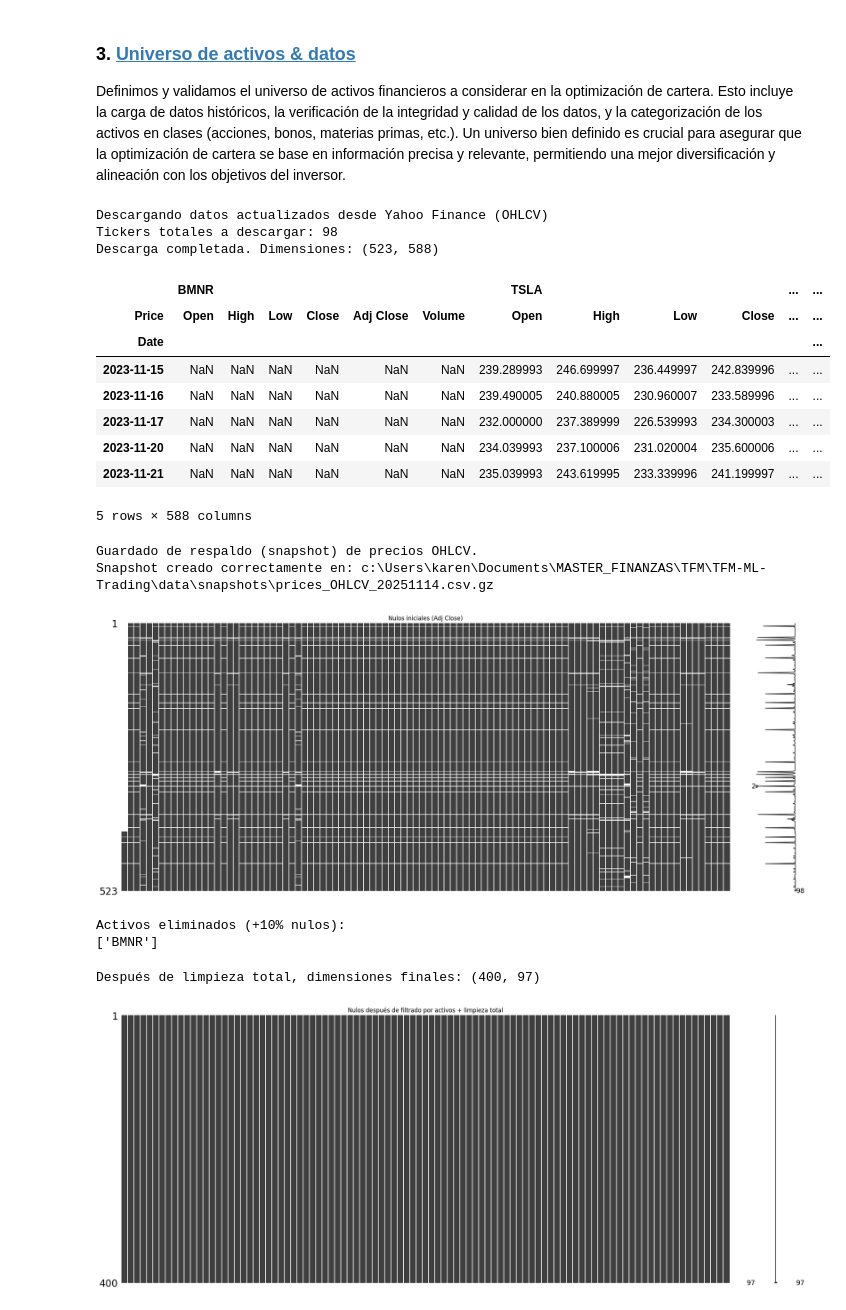
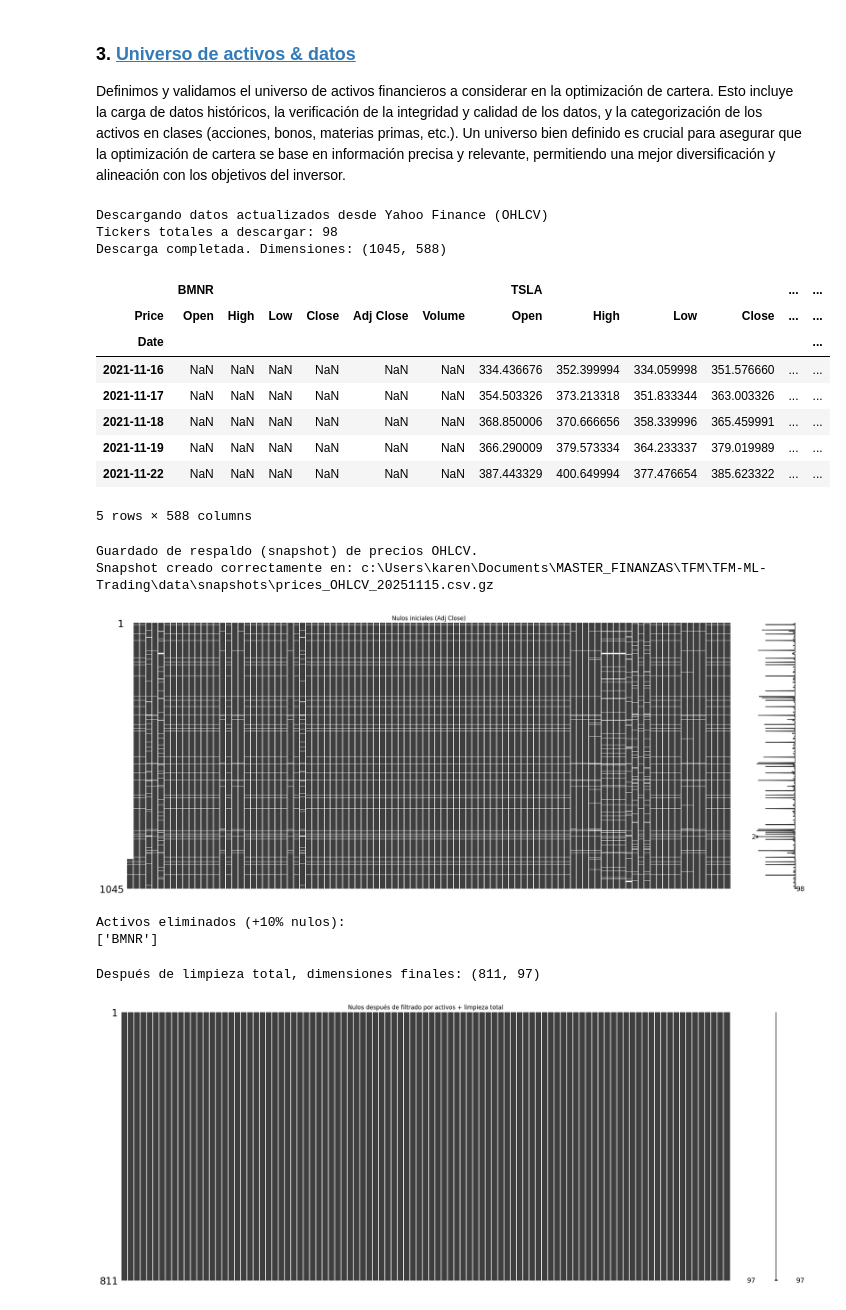
Before and after one commit to KarenFaS/Bot-Trading-Adaptativo, a Jupyter notebook: Notebooks/TFM-TRADING_ADAPTATIVO.ipynb, the cells around one changed output. Saved outputs shown, nothing was run; the diff lists cells and outputs as text; code cells hidden in the pictures.

```diff
--- a/Notebooks/TFM-TRADING_ADAPTATIVO.ipynb
+++ b/Notebooks/TFM-TRADING_ADAPTATIVO.ipynb
@@ -288,7 +288,7 @@ warnings.filterwarnings("ignore", category=RuntimeWarning)
 # %%
 print("Descargando datos actualizados desde Yahoo Finance (OHLCV)")
 
-years_of_data = 2
+years_of_data = 4
 # 1. Fechas
 START_DATE = (dt.date.today() - dt.timedelta(days=365*years_of_data)).strftime("%Y-%m-%d")
 END_DATE = dt.date.today().strftime("%Y-%m-%d")
@@ -305,39 +305,39 @@ raw = yf.download(
     tickers=symbols_yf,
     start=START_DATE,
     end=END_DATE,
     auto_adjust=False,
     group_by="ticker",
     progress=False
 )
 
 # 4. Construir estructura final con todas las columnas por ticker
 full_data = {}
 
 for ticker in symbols_yf:
     try:
         df_t = raw[ticker][["Open", "High", "Low", "Close", "Adj Close", "Volume"]]
         full_data[ticker] = df_t
     except:
         print(f"[WARN] {ticker}: no descargado")
 
 # 5. Crear un MultiIndex DataFrame: niveles → Fecha × (Ticker, Campo)
 prices_df = pd.concat(full_data, axis=1)
 
 print("Descarga completada. Dimensiones:", prices_df.shape)
 
 prices_df.head()
 # %% [output]
 Descargando datos actualizados desde Yahoo Finance (OHLCV)
 Tickers totales a descargar: 98
-Descarga completada. Dimensiones: (523, 588)
+Descarga completada. Dimensiones: (1045, 588)
 |  | BMNR |  |  |  |  |  | TSLA |  |  |  | ... | ... |
 | Price | Open | High | Low | Close | Adj Close | Volume | Open | High | Low | Close | ... | ... |
 | Date |  |  |  |  |  |  |  |  |  |  |  | ... |
-| 2023-11-15 | NaN | NaN | NaN | NaN | NaN | NaN | 239.289993 | 246.699997 | 236.449997 | 242.839996 | ... | ... |
-| 2023-11-16 | NaN | NaN | NaN | NaN | NaN | NaN | 239.490005 | 240.880005 | 230.960007 | 233.589996 | ... | ... |
-| 2023-11-17 | NaN | NaN | NaN | NaN | NaN | NaN | 232.000000 | 237.389999 | 226.539993 | 234.300003 | ... | ... |
-| 2023-11-20 | NaN | NaN | NaN | NaN | NaN | NaN | 234.039993 | 237.100006 | 231.020004 | 235.600006 | ... | ... |
-| 2023-11-21 | NaN | NaN | NaN | NaN | NaN | NaN | 235.039993 | 243.619995 | 233.339996 | 241.199997 | ... | ... |
+| 2021-11-16 | NaN | NaN | NaN | NaN | NaN | NaN | 334.436676 | 352.399994 | 334.059998 | 351.576660 | ... | ... |
+| 2021-11-17 | NaN | NaN | NaN | NaN | NaN | NaN | 354.503326 | 373.213318 | 351.833344 | 363.003326 | ... | ... |
+| 2021-11-18 | NaN | NaN | NaN | NaN | NaN | NaN | 368.850006 | 370.666656 | 358.339996 | 365.459991 | ... | ... |
+| 2021-11-19 | NaN | NaN | NaN | NaN | NaN | NaN | 366.290009 | 379.573334 | 364.233337 | 379.019989 | ... | ... |
+| 2021-11-22 | NaN | NaN | NaN | NaN | NaN | NaN | 387.443329 | 400.649994 | 377.476654 | 385.623322 | ... | ... |
 5 rows × 588 columns
 # %%
 #Df inciial para futura validación de los resultados
@@ -353,7 +353,7 @@ prices_df.to_csv(snapshot_path, compression="gzip")
 print("Snapshot creado correctamente en:", snapshot_path)
 # %% [output]
 Guardado de respaldo (snapshot) de precios OHLCV.
-Snapshot creado correctamente en: c:\Users\karen\Documents\MASTER_FINANZAS\TFM\TFM-ML-Trading\data\snapshots\prices_OHLCV_20251114.csv.gz
+Snapshot creado correctamente en: c:\Users\karen\Documents\MASTER_FINANZAS\TFM\TFM-ML-Trading\data\snapshots\prices_OHLCV_20251115.csv.gz
 # %%
 # Extraer OHLCV del MultiIndex
 open_df   = prices_df.xs("Open", level=1, axis=1).copy()
@@ -368,7 +368,7 @@ msno.matrix(adj_df)
 plt.title("Nulos iniciales (Adj Close)")
 plt.show()
 # %% [output]
-[figure, old version]
+[figure, new version]
 # %%
 # Eliminar activos con >10% nulos en Adj Close
 porcentaje_nulos = adj_df.isna().mean()
@@ -410,7 +410,7 @@ vol_df    = vol_df.loc[valid_rows]
 indices_p = adj_df.copy()
 print("Después de limpieza total, dimensiones finales:", indices_p.shape)
 # %% [output]
-Después de limpieza total, dimensiones finales: (400, 97)
+Después de limpieza total, dimensiones finales: (811, 97)
 # %%
 msno.matrix(adj_df)
 plt.title("Nulos después de filtrado por activos + limpieza total")
```
Also changed, not shown: parts of 32 cells of this notebook.
